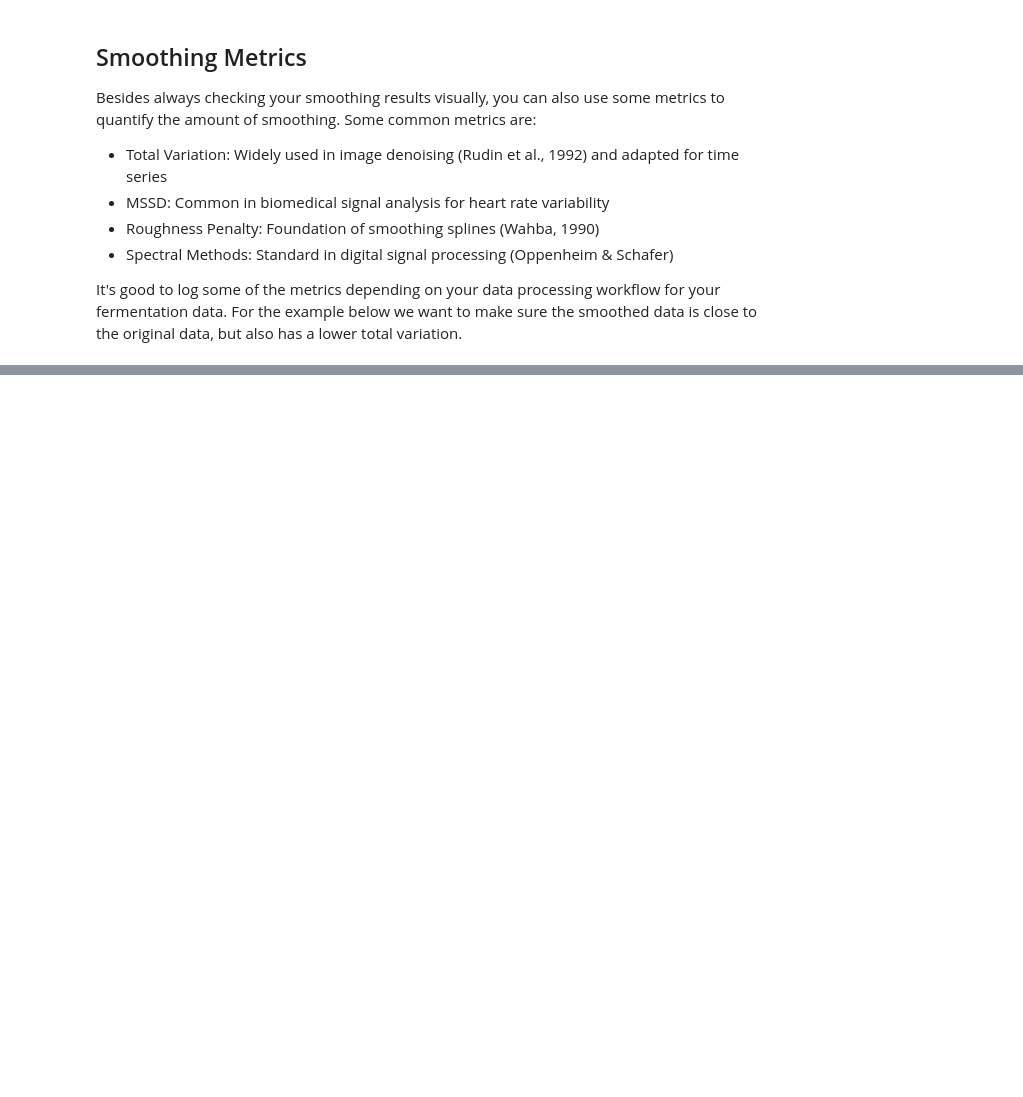
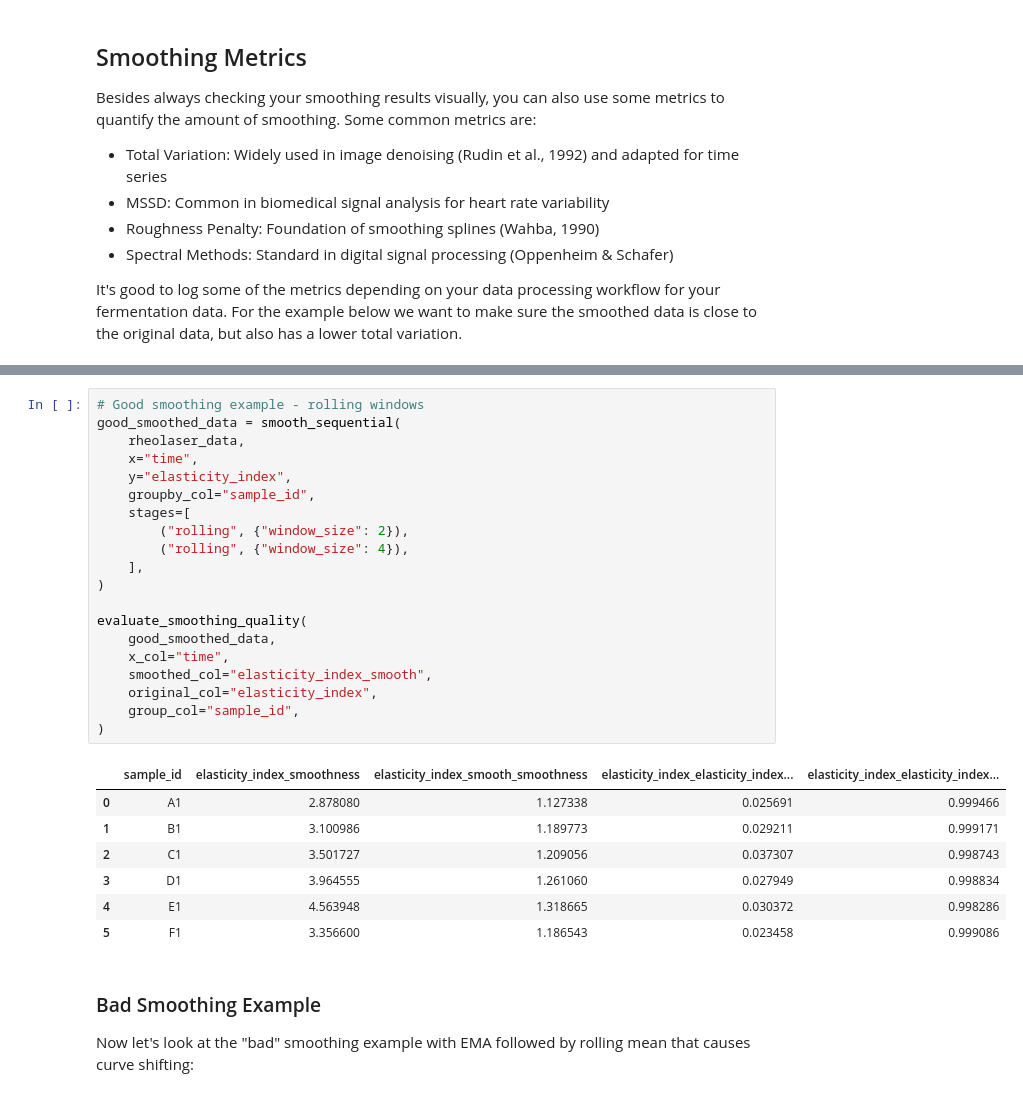
Before and after one commit to Aschwins/scikit-ferm, a Jupyter notebook: notebooks/02_curve_smoothing.ipynb, the cells around one changed output, grey strips where cells are left out. Saved outputs shown, nothing was run; the diff lists cells and outputs as text; blank space fills up the shorter version.

```diff
--- a/notebooks/02_curve_smoothing.ipynb
+++ b/notebooks/02_curve_smoothing.ipynb
@@ -208,0 +213,31 @@ It's good to log some of the metrics depending on your data processing workflow
+# %%
+# Good smoothing example - rolling windows
+good_smoothed_data = smooth_sequential(
+    rheolaser_data,
+    x="time",
+    y="elasticity_index",
+    groupby_col="sample_id",
+    stages=[
+        ("rolling", {"window_size": 2}),
+        ("rolling", {"window_size": 4}),
+    ],
+)
+
+evaluate_smoothing_quality(
+    good_smoothed_data,
+    x_col="time",
+    smoothed_col="elasticity_index_smooth",
+    original_col="elasticity_index",
+    group_col="sample_id",
+)
+# %% [output]
+|  | sample_id | elasticity_index_smoothness | elasticity_index_smooth_smoothness | elasticity_index_elasticity_index... | elasticity_index_elasticity_index... |
+| 0 | A1 | 2.878080 | 1.127338 | 0.025691 | 0.999466 |
+| 1 | B1 | 3.100986 | 1.189773 | 0.029211 | 0.999171 |
+| 2 | C1 | 3.501727 | 1.209056 | 0.037307 | 0.998743 |
+| 3 | D1 | 3.964555 | 1.261060 | 0.027949 | 0.998834 |
+| 4 | E1 | 4.563948 | 1.318665 | 0.030372 | 0.998286 |
+| 5 | F1 | 3.356600 | 1.186543 | 0.023458 | 0.999086 |
+# %% [markdown]
+### Bad Smoothing Example
+Now let's look at the "bad" smoothing example with EMA followed by rolling mean that causes curve shifting:
```
Also changed, not shown: parts of 9 cells of this notebook, 2 other files.
